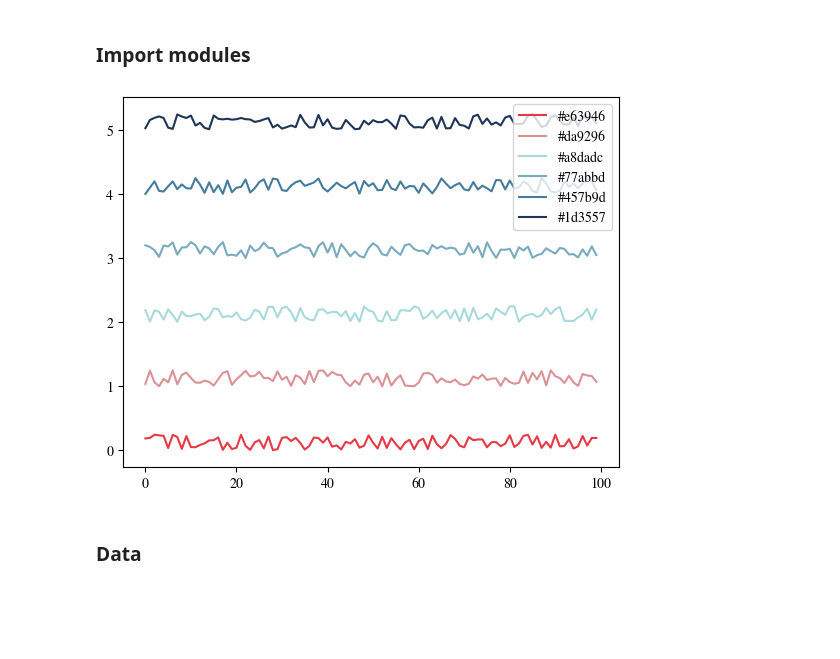
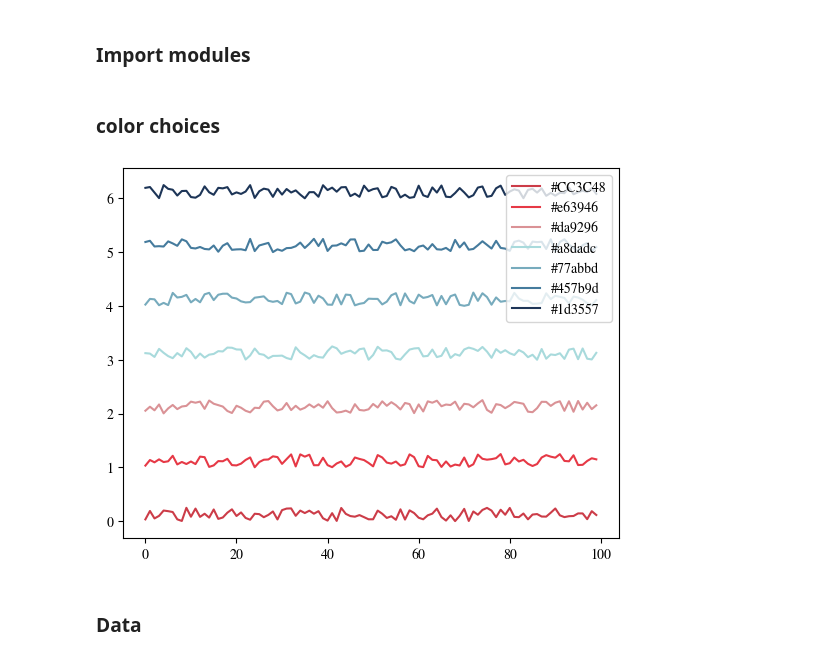
Before and after one commit to sugwg/ce-plots, a Jupyter notebook: time-infographic.ipynb, the cells around one changed output. Drawn from its saved outputs; the diff is of its cells as text; code cells hidden in the pictures; blank space fills up the shorter version.

Commit message:
moved all color definitions in one place

```diff
--- a/time-infographic.ipynb
+++ b/time-infographic.ipynb
@@ -23,18 +23,25 @@ from matplotlib import rcParams
 rcParams["font.family"] = "serif"
 rcParams["font.serif"] = "STIX"
 rcParams["mathtext.fontset"] = "stix"
+# %% [markdown]
+### color choices
 # %%
-c_palette_list = ['#e63946', '#da9296', '#a8dadc', '#77abbd', '#457b9d', '#1d3557']
+c_palette_list = ['#CC3C48', '#e63946', '#da9296', '#a8dadc', '#77abbd', '#457b9d', '#1d3557']
 x = numpy.array(range(100))
 for ii in range(len(c_palette_list)):
     plt.plot(x, ii + numpy.random.rand(100)*0.25,
              color=c_palette_list[ii], label=c_palette_list[ii])
 plt.legend()
 
 # Fill color settings
 color_list = ['moccasin','lavender','aquamarine','cornflowerblue','lightyellow']
 alpha=[0.5,0.7,0.3,0.3,1]
+
+color_dict = {'A# (HLA)':c_palette_list[0],
+              'CE+2A#':c_palette_list[6]}
+
+fc = 'grey' #sns.color_palette("muted")[5] #facility liftime color
 # %% [output]
-[figure, old version]
+[figure, new version]
 # %% [markdown]
 ### Data
```
Also changed, not shown: parts of 4 cells of this notebook, 1 other file.
